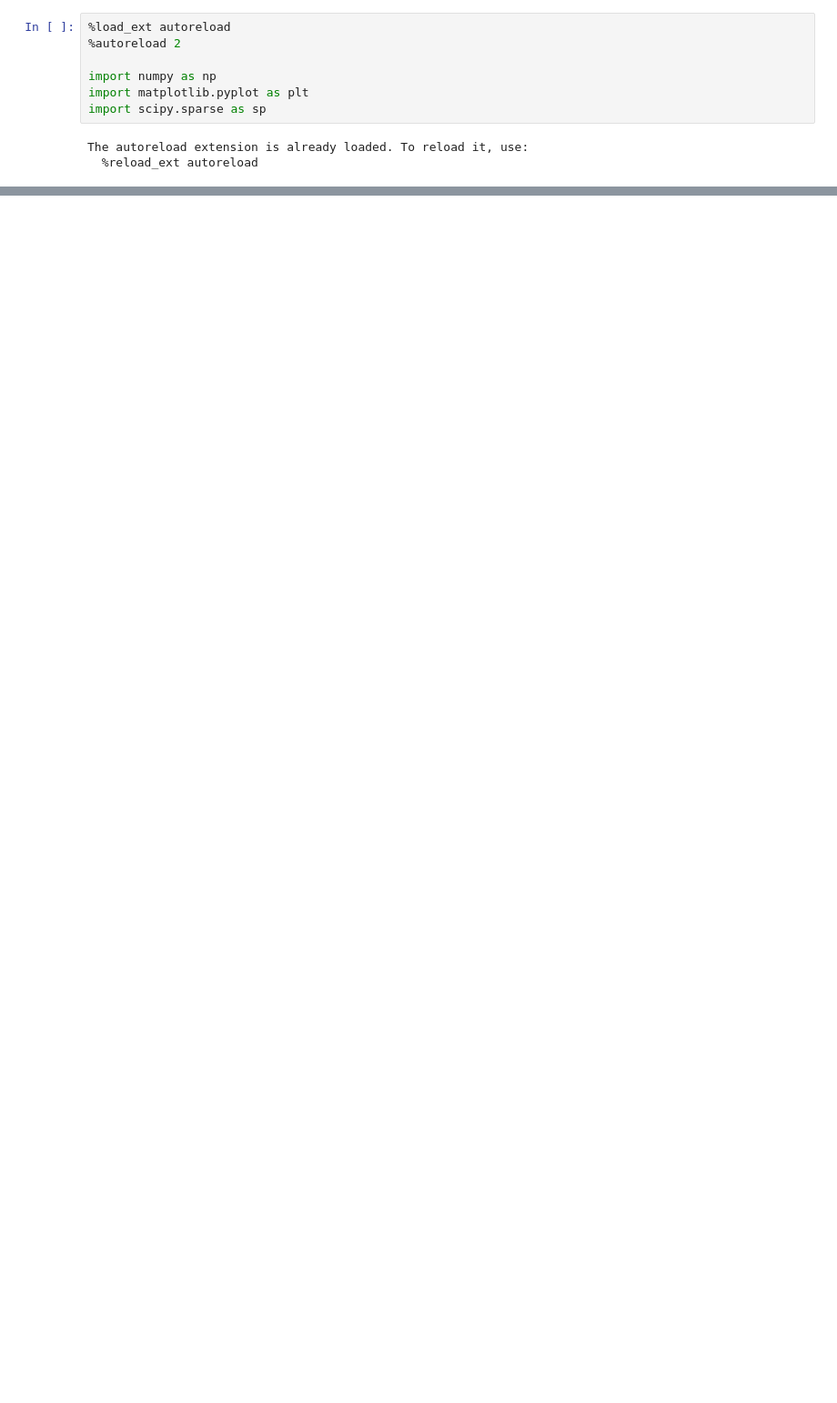
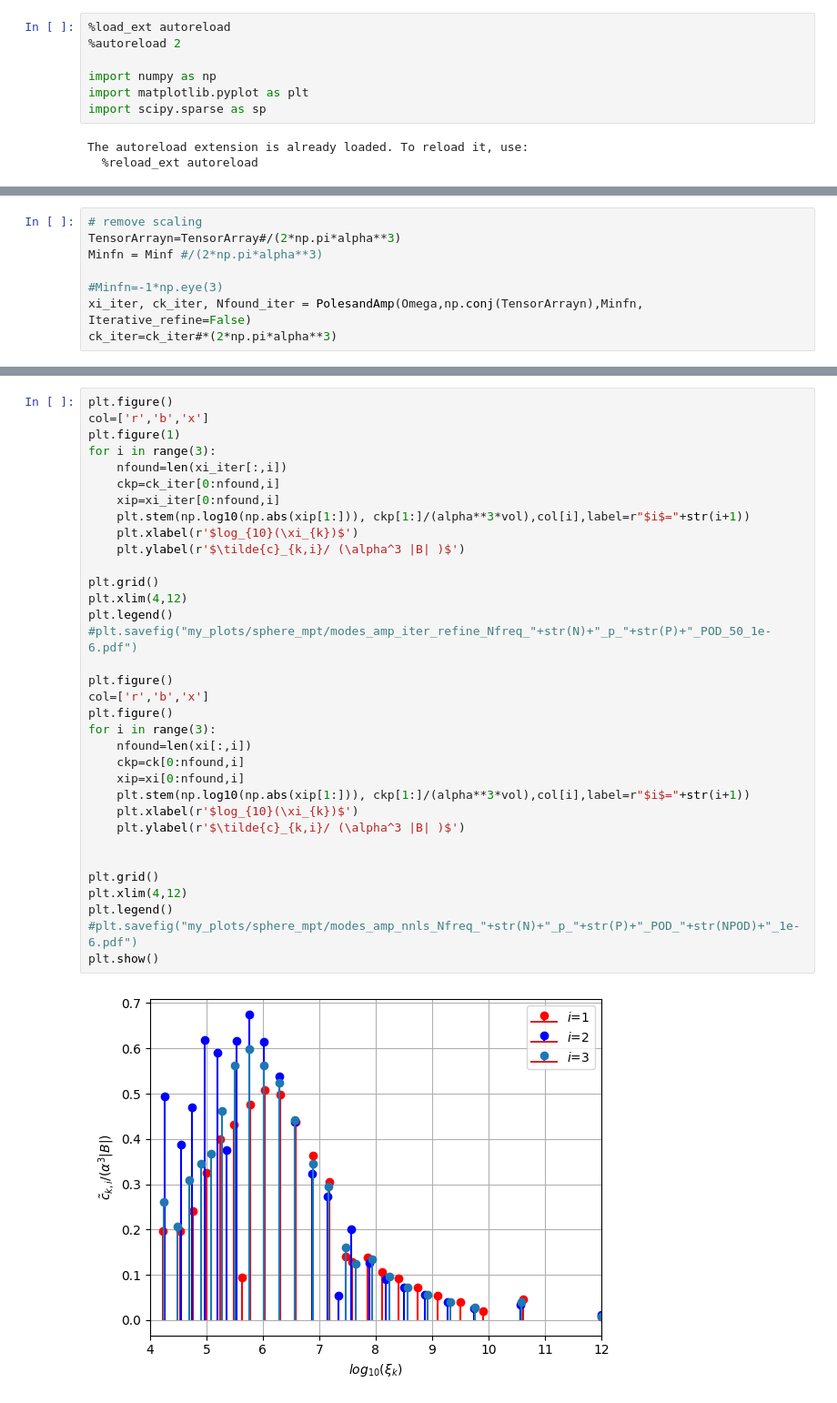
Before and after one commit to MPT-Calculator/MPT-Calculator, a Jupyter notebook: tet_spectrum_results.ipynb, the cells around one changed output, grey strips where cells are left out. Shown at 91% size. Cells and saved outputs as stored; diff of their text form; blank space fills up the shorter version.

```diff
--- a/tet_spectrum_results.ipynb
+++ b/tet_spectrum_results.ipynb
@@ -256,0 +217,8 @@ Text(0, 0.5, '-$\\lambda_i/(\\alpha^3 |B|)$')
+# %%
+# remove scaling
+TensorArrayn=TensorArray#/(2*np.pi*alpha**3)
+Minfn = Minf #/(2*np.pi*alpha**3)
+
+#Minfn=-1*np.eye(3)
+xi_iter, ck_iter, Nfound_iter = PolesandAmp(Omega,np.conj(TensorArrayn),Minfn, Iterative_refine=False)
+ck_iter=ck_iter#*(2*np.pi*alpha**3)
@@ -256,0 +243,36 @@ Text(0, 0.5, '-$\\lambda_i/(\\alpha^3 |B|)$')
+# %%
+plt.figure()
+col=['r','b','x']
+plt.figure(1)
+for i in range(3):
+    nfound=len(xi_iter[:,i])
+    ckp=ck_iter[0:nfound,i]
+    xip=xi_iter[0:nfound,i]
+    plt.stem(np.log10(np.abs(xip[1:])), ckp[1:]/(alpha**3*vol),col[i],label=r"$i$="+str(i+1))
+    plt.xlabel(r'$log_{10}(\xi_{k})$')
+    plt.ylabel(r'$\tilde{c}_{k,i}/ (\alpha^3 |B| )$')
+
+plt.grid()
+plt.xlim(4,12)
+plt.legend()
+#plt.savefig("my_plots/sphere_mpt/modes_amp_iter_refine_Nfreq_"+str(N)+"_p_"+str(P)+"_POD_50_1e-6.pdf")
+
+plt.figure()
+col=['r','b','x']
+plt.figure()
+for i in range(3):
+    nfound=len(xi[:,i])
+    ckp=ck[0:nfound,i]
+    xip=xi[0:nfound,i]
+    plt.stem(np.log10(np.abs(xip[1:])), ckp[1:]/(alpha**3*vol),col[i],label=r"$i$="+str(i+1))
+    plt.xlabel(r'$log_{10}(\xi_{k})$')
+    plt.ylabel(r'$\tilde{c}_{k,i}/ (\alpha^3 |B| )$')
+
+
+plt.grid()
+plt.xlim(4,12)
+plt.legend()
+#plt.savefig("my_plots/sphere_mpt/modes_amp_nnls_Nfreq_"+str(N)+"_p_"+str(P)+"_POD_"+str(NPOD)+"_1e-6.pdf")
+plt.show()
+# %% [output]
+[figure, added]
```
Also changed, not shown: parts of 13 cells of this notebook, 24 other files.
